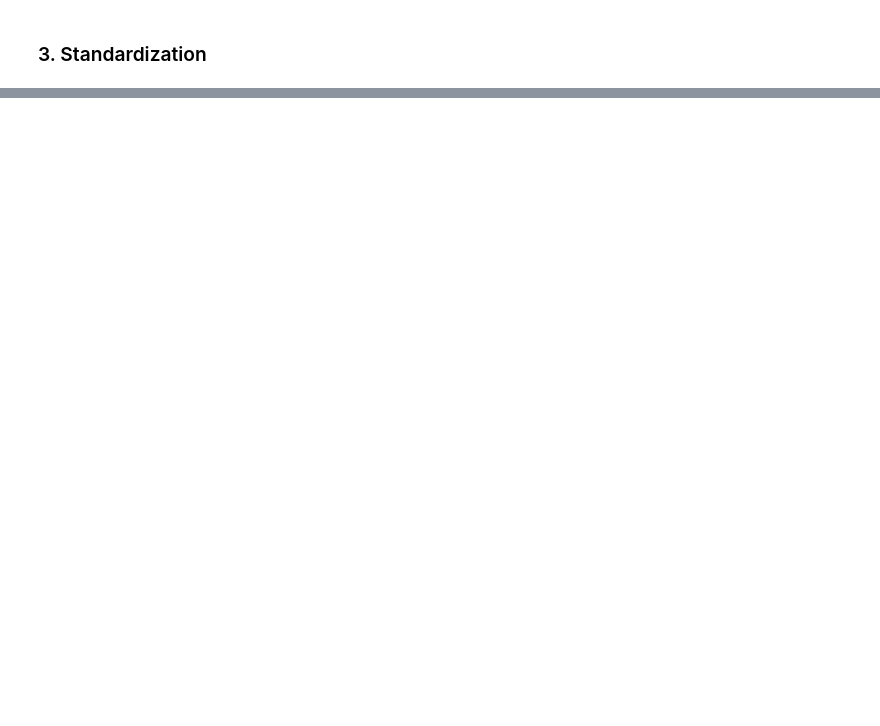
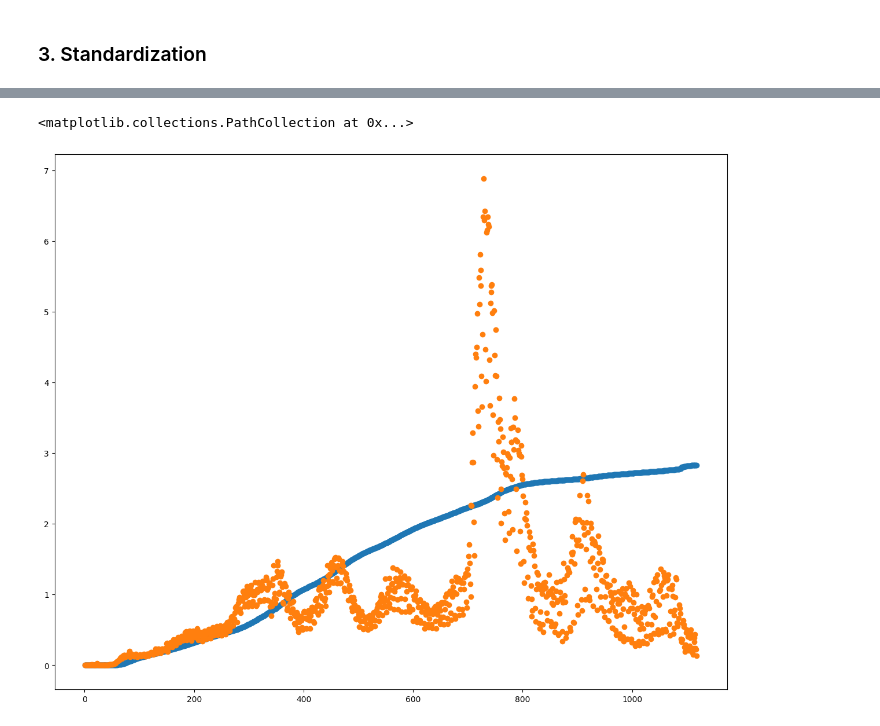
Before and after one commit to TechForEverybody/Applied_Data_Science_Practicals_Sem-8, a Jupyter notebook: Experiment-5/CS8A53_ADS_Experiment_5_ShivkumarChauhan.ipynb, the cells around one changed output, grey strips where cells are left out. Saved outputs shown, nothing was run; the diff lists cells and outputs as text; code cells hidden in the pictures; blank space fills up the shorter version.

```diff
--- a/Experiment-5/CS8A53_ADS_Experiment_5_ShivkumarChauhan.ipynb
+++ b/Experiment-5/CS8A53_ADS_Experiment_5_ShivkumarChauhan.ipynb
@@ -206,2 +116,2 @@ Main_Data
 # %%
-Main_Data=Main_Data[Selected_Columns]
+Main_Data=PreprocessTheCovidData(Main_Data.copy().reset_index(drop=True),Selected_Columns)
@@ -597,4 +146,4 @@ India_Data.merge(Japan_Data,on='date',how="left")
 # %% [markdown]
 #### creating new Attribute death_percentage on new cases
 # %%
-India_Data['death_percentage_for_new_cases']=[100*i[1]/max(1,i[0]) for  i in India_Data[['new_cases','new_deaths']].to_numpy()]
+Main_Data['death_percentage_for_new_cases']=[100*i[1]/max(1,i[0]) for  i in Main_Data[['new_cases','new_deaths']].to_numpy()]
@@ -626,4 +184,2 @@ array([[2.23786615e-08, 2.23786615e-08, 2.23786615e-08, ...,
 # %% [markdown]
 ### 3. Standardization
-# %%
-StandardScaler.fit_transform([India_Data['total_cases']])
@@ -632,0 +250,2 @@ array([[1.0000000e+00, 1.0000000e+00, 1.0000000e+00, ..., 4.4685087e+07,
+# %%
+Main_Data[Main_Data.describe().columns]=StandardScaler.fit_transform(Main_Data[Main_Data.describe().columns])
@@ -632,0 +288,6 @@ array([[1.0000000e+00, 1.0000000e+00, 1.0000000e+00, ..., 4.4685087e+07,
+# %%
+pyplot.scatter(x=[i for i in range(1,len(Main_Data)+1)],y=Main_Data['total_deaths'])
+pyplot.scatter(x=[i for i in range(1,len(Main_Data)+1)],y=Main_Data['new_cases'])
+# %% [output]
+<matplotlib.collections.PathCollection at 0x...>
+[figure, added]
```
Also changed, not shown: parts of 113 cells of this notebook.
